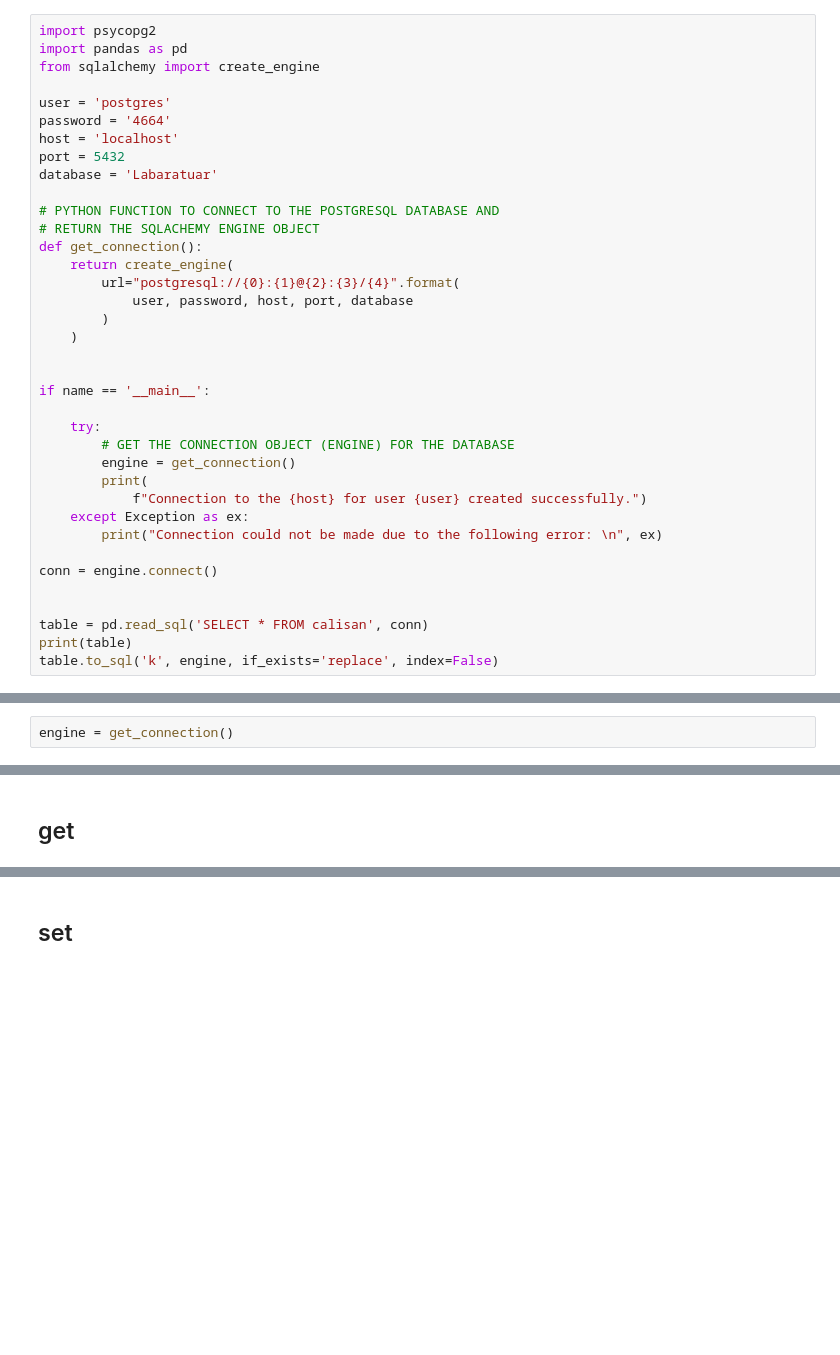
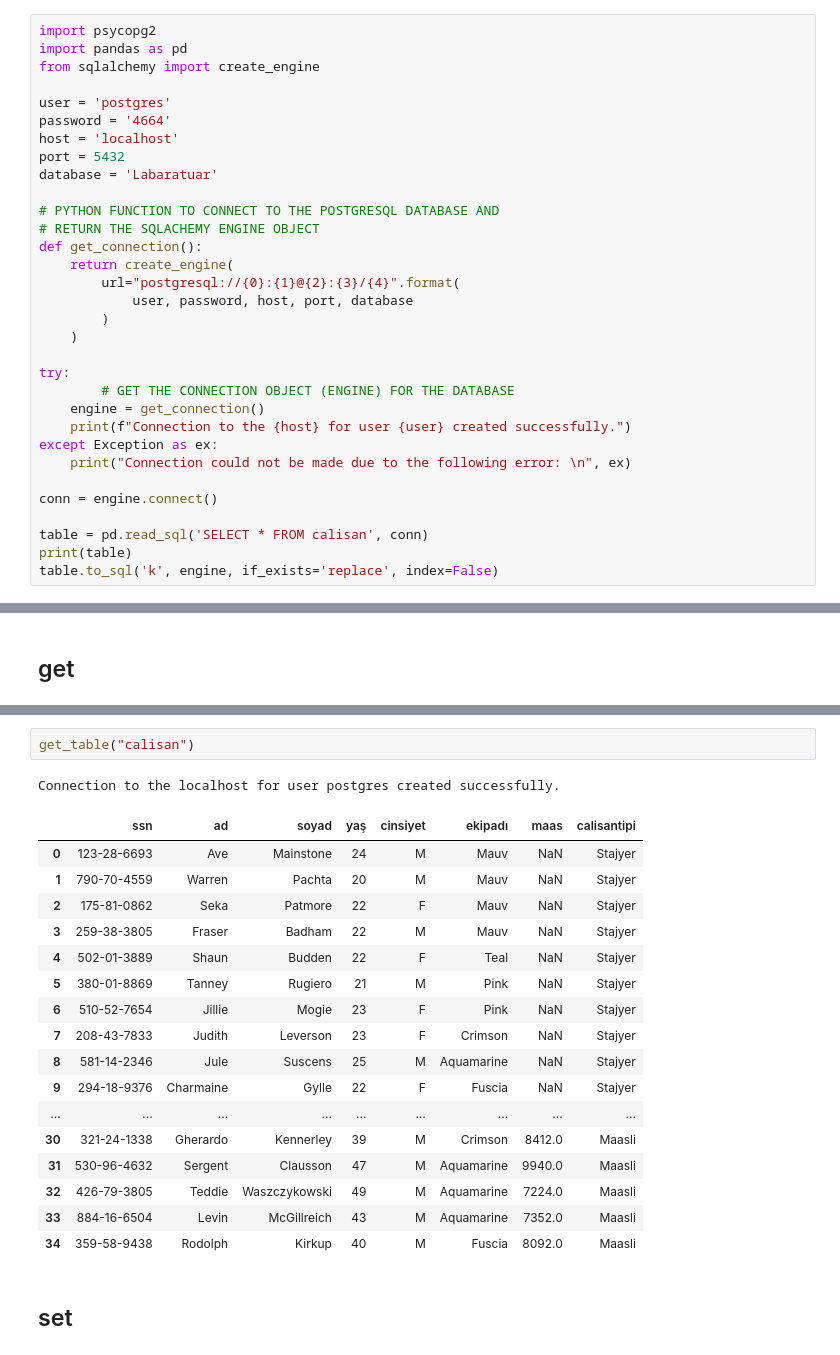
Before and after one commit to emre-bl/RD-data-base-management, a Jupyter notebook: set-get methods.ipynb, the cells around one changed output, grey strips where cells are left out. Drawn from its saved outputs; the diff is of its cells as text; blank space fills up the shorter version.

```diff
--- a/set-get methods.ipynb
+++ b/set-get methods.ipynb
@@ -166,19 +166,14 @@ def get_connection():
         )
     )
 
-
-if name == '__main__':
-
-    try:
+try:
         # GET THE CONNECTION OBJECT (ENGINE) FOR THE DATABASE
-        engine = get_connection()
-        print(
-            f"Connection to the {host} for user {user} created successfully.")
-    except Exception as ex:
-        print("Connection could not be made due to the following error: \n", ex)
+    engine = get_connection()
+    print(f"Connection to the {host} for user {user} created successfully.")
+except Exception as ex:
+    print("Connection could not be made due to the following error: \n", ex)
 
 conn = engine.connect()
-
 
 table = pd.read_sql('SELECT * FROM calisan', conn)
 print(table)
@@ -186,5 +200,3 @@ table.to_sql('k', engine, if_exists='replace', index=False)
-# %%
-engine = get_connection()
 # %%
 import pandas as pd
 calisanlar = pd.read_sql('SELECT * FROM calisan', conn)
@@ -290,3 +332,24 @@ def get_table(table_name, column_names = "*", constraints=""):
+# %%
+get_table("calisan")
+# %% [output]
+Connection to the localhost for user postgres created successfully.
+|  | ssn | ad | soyad | yaş | cinsiyet | ekipadı | maas | calisantipi |
+| 0 | 123-28-6693 | Ave | Mainstone | 24 | M | Mauv | NaN | Stajyer |
+| 1 | 790-70-4559 | Warren | Pachta | 20 | M | Mauv | NaN | Stajyer |
+| 2 | 175-81-0862 | Seka | Patmore | 22 | F | Mauv | NaN | Stajyer |
+| 3 | 259-38-3805 | Fraser | Badham | 22 | M | Mauv | NaN | Stajyer |
+| 4 | 502-01-3889 | Shaun | Budden | 22 | F | Teal | NaN | Stajyer |
+| 5 | 380-01-8869 | Tanney | Rugiero | 21 | M | Pink | NaN | Stajyer |
+| 6 | 510-52-7654 | Jillie | Mogie | 23 | F | Pink | NaN | Stajyer |
+| 7 | 208-43-7833 | Judith | Leverson | 23 | F | Crimson | NaN | Stajyer |
+| 8 | 581-14-2346 | Jule | Suscens | 25 | M | Aquamarine | NaN | Stajyer |
+| 9 | 294-18-9376 | Charmaine | Gylle | 22 | F | Fuscia | NaN | Stajyer |
+| ... | ... | ... | ... | ... | ... | ... | ... | ... |
+| 30 | 321-24-1338 | Gherardo | Kennerley | 39 | M | Crimson | 8412.0 | Maasli |
+| 31 | 530-96-4632 | Sergent | Clausson | 47 | M | Aquamarine | 9940.0 | Maasli |
+| 32 | 426-79-3805 | Teddie | Waszczykowski | 49 | M | Aquamarine | 7224.0 | Maasli |
+| 33 | 884-16-6504 | Levin | McGillreich | 43 | M | Aquamarine | 7352.0 | Maasli |
+| 34 | 359-58-9438 | Rodolph | Kirkup | 40 | M | Fuscia | 8092.0 | Maasli |
 # %% [markdown]
 ## set
 # %%
```
Also changed, not shown: parts of 14 cells of this notebook.
